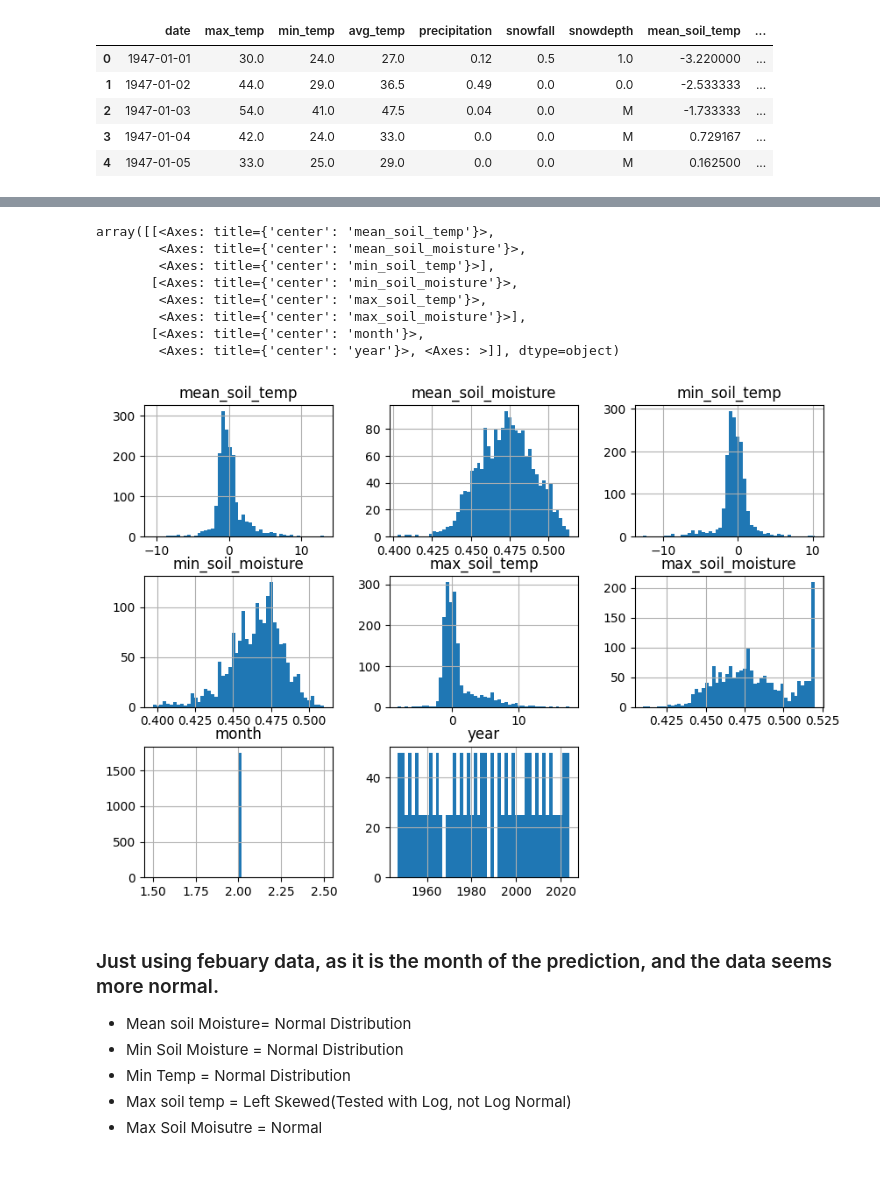
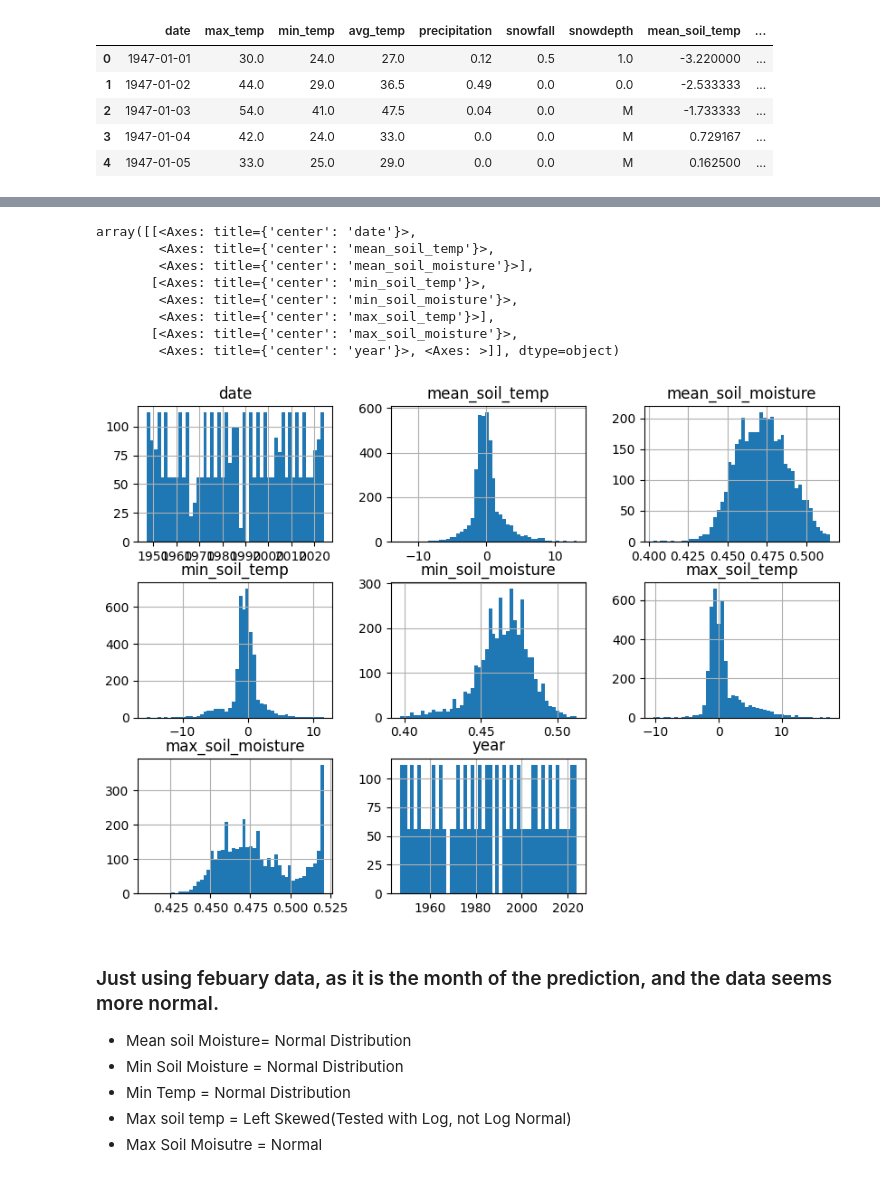
Before and after one commit to bradenkirkpatrick/Machine-Learning-Project-1, a Jupyter notebook: GroundHogProblem.ipynb, the cells around one changed output, grey strips where cells are left out. Saved outputs shown, nothing was run; the diff lists cells and outputs as text; code cells hidden in the pictures.

```diff
--- a/GroundHogProblem.ipynb
+++ b/GroundHogProblem.ipynb
@@ -143,11 +122,0 @@ memory usage: 398.2+ KB
-# %%
-X["date"] = pandas.to_datetime(X["date"])
-X["date"][:55]
-#filtered_X = X[(X['date'] <= '1947-02-25') & (X['date'] >= '1947-02-01')]
-#X['day'] = X['date'].dt.day
-X['month'] = X['date'].dt.month
-X['year'] = X['date'].dt.year
-
-filtered_X = X[X['month'] == 2]
-filtered_X.drop(columns=['date'], inplace=True)
-filtered_X
@@ -172,17 +123,17 @@ See the caveats in the documentation: https://pandas.pydata.org/pandas-docs/stab
 # %%
-#X.hist()
-filtered_X.hist(bins=50, figsize=(10,7))
+X_filtered = X.copy()
+X_filtered.hist(bins=50, figsize=(10,7))
 #Just using febuary data, as it is the month of the prediction, and the data seems more normal.
 # %% [output]
-array([[<Axes: title={'center': 'mean_soil_temp'}>,
-        <Axes: title={'center': 'mean_soil_moisture'}>,
-        <Axes: title={'center': 'min_soil_temp'}>],
-       [<Axes: title={'center': 'min_soil_moisture'}>,
-        <Axes: title={'center': 'max_soil_temp'}>,
-        <Axes: title={'center': 'max_soil_moisture'}>],
-       [<Axes: title={'center': 'month'}>,
+array([[<Axes: title={'center': 'date'}>,
+        <Axes: title={'center': 'mean_soil_temp'}>,
+        <Axes: title={'center': 'mean_soil_moisture'}>],
+       [<Axes: title={'center': 'min_soil_temp'}>,
+        <Axes: title={'center': 'min_soil_moisture'}>,
+        <Axes: title={'center': 'max_soil_temp'}>],
+       [<Axes: title={'center': 'max_soil_moisture'}>,
         <Axes: title={'center': 'year'}>, <Axes: >]], dtype=object)
-[figure, old version]
+[figure, new version]
 # %% [markdown]
 ### Just using febuary data, as it is the month of the prediction, and the data seems more normal.
 - Mean soil Moisture= Normal Distribution
```
Also changed, not shown: parts of 14 cells of this notebook, 3 other files.
